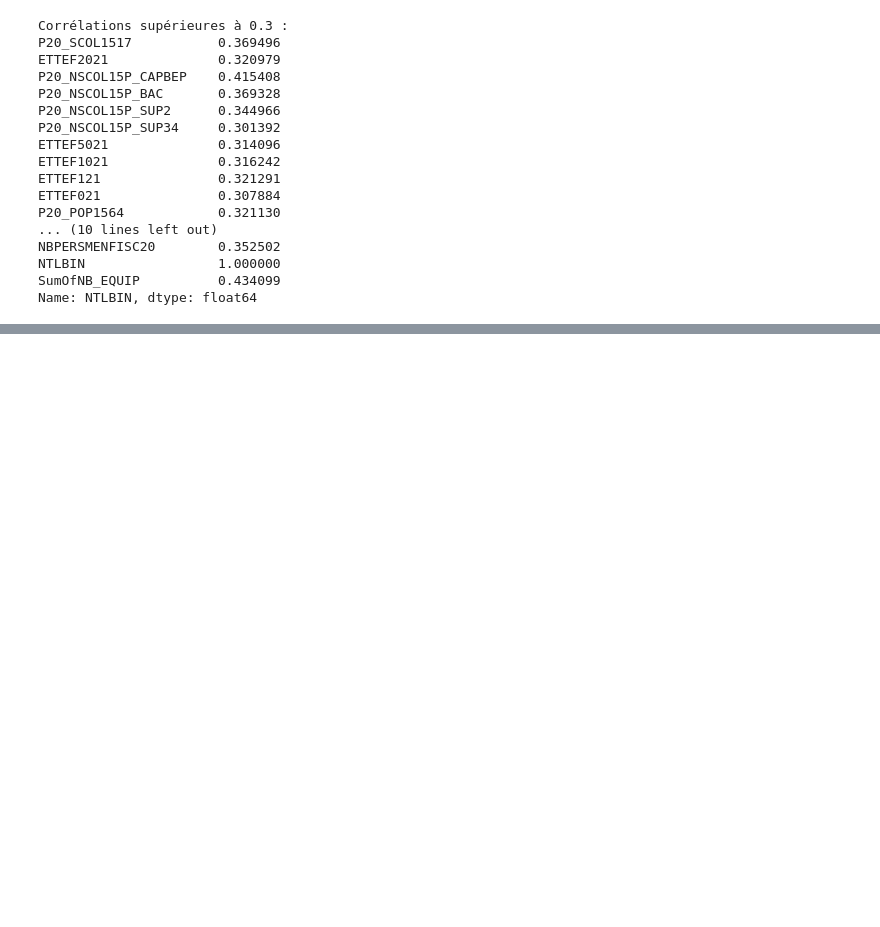
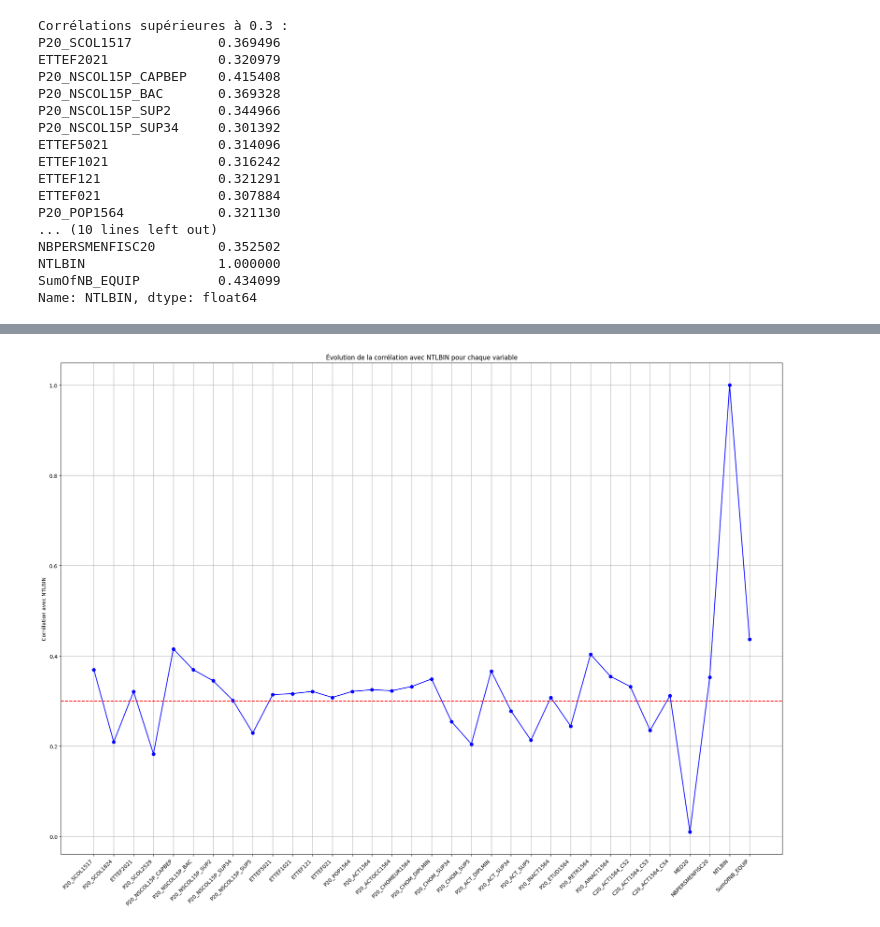
Before and after one commit to mathildetissandier/stage2, a Jupyter notebook: Analyse_brutes.ipynb, the cells around one changed output, grey strips where cells are left out. Cells and saved outputs as stored; diff of their text form; code cells hidden in the pictures; blank space fills up the shorter version.

```diff
--- a/Analyse_brutes.ipynb
+++ b/Analyse_brutes.ipynb
@@ -99,0 +101,19 @@ Name: NTLBIN, dtype: float64
+# %%
+median_values = data.select_dtypes(include=np.number).median()
+
+
+data.fillna(median_values, inplace=True)
+# %%
+numerical_data = data.select_dtypes(exclude=['object'])
+correlations = numerical_data.corr()['NTLBIN']
+plt.figure(figsize=(20, 15))
+plt.plot(correlations.index, correlations.values, color='blue', marker='o')
+plt.axhline(y=0.3,color='r',linestyle='--')
+plt.ylabel('Corrélation avec NTLBIN')
+plt.title('Évolution de la corrélation avec NTLBIN pour chaque variable')
+plt.grid(True)
+plt.xticks(ticks=correlations.index, labels=correlations.index,ha='right',rotation=45)
+plt.tight_layout()
+plt.show()
+# %% [output]
+[figure, added]
```
Also changed, not shown: parts of 9 cells of this notebook, 42 other files.
